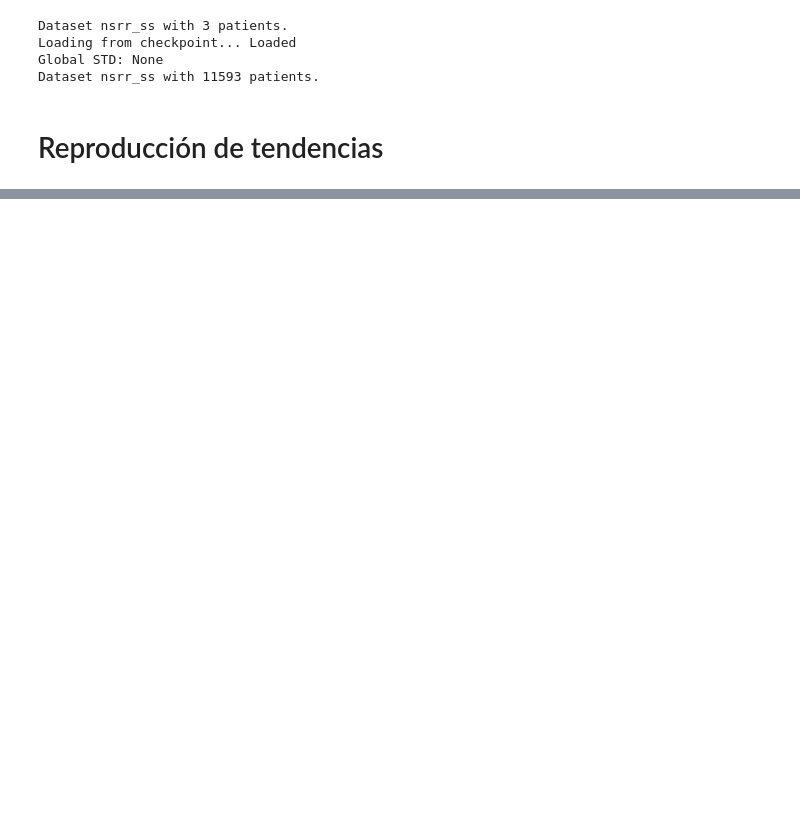
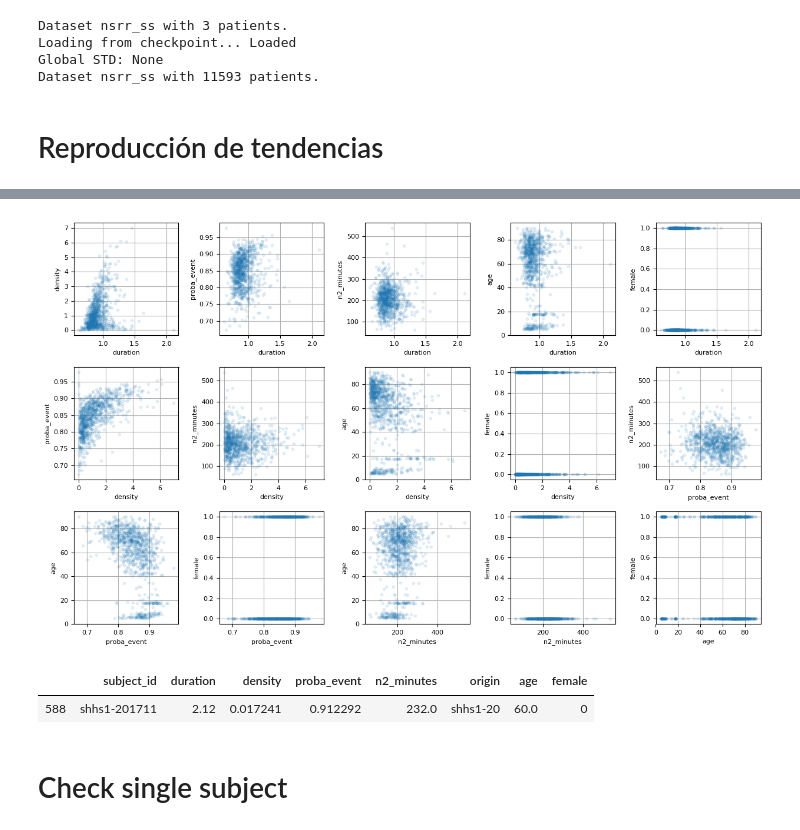
Before and after one commit to nicolasigor/sleep-rnn, a Jupyter notebook: figs_thesis/2021_result_nsrr.ipynb, the cells around one changed output, grey strips where cells are left out. Saved outputs shown, nothing was run; the diff lists cells and outputs as text; code cells hidden in the pictures; blank space fills up the shorter version.

```diff
--- a/figs_thesis/2021_result_nsrr.ipynb
+++ b/figs_thesis/2021_result_nsrr.ipynb
@@ -110,0 +245,35 @@ n_folds = 2
+# %%
+# correlations
+
+param_names = table_bysubject.select_dtypes(include=np.number).columns.tolist()
+n_params = len(param_names)
+n_plots = n_params * (n_params - 1) / 2
+n_cols = 5
+n_rows = int(np.ceil(n_plots / n_cols))
+
+fig, axes = plt.subplots(n_rows, n_cols, figsize=(n_cols * 2.5, n_rows* 2.5), dpi=100)
+axes = axes.flatten()
+global_count = -1
+for i in range(n_params):
+    for j in range(i + 1, n_params):
+        global_count += 1
+        ax = axes[global_count]
+
+        x_data = table_bysubject[param_names[i]].values
+        y_data = table_bysubject[param_names[j]].values
+
+        ax.plot(x_data, y_data, linestyle="none", marker='o', markersize=3, alpha=0.1)
+        ax.set_xlabel(param_names[i], fontsize=8)
+        ax.set_ylabel(param_names[j], fontsize=8)
+
+        ax.tick_params(labelsize=8)
+        ax.grid()
+plt.tight_layout()
+plt.show()
+# %% [output]
+[figure, added]
+# %%
+table_bysubject[table_bysubject.duration > 2]
+# %% [output]
+|  | subject_id | duration | density | proba_event | n2_minutes | origin | age | female |
+| 588 | shhs1-201711 | 2.12 | 0.017241 | 0.912292 | 232.0 | shhs1-20 | 60.0 | 0 |
@@ -110,0 +284,2 @@ n_folds = 2
+# %% [markdown]
+# Check single subject
```
Also changed, not shown: parts of 21 cells of this notebook.
